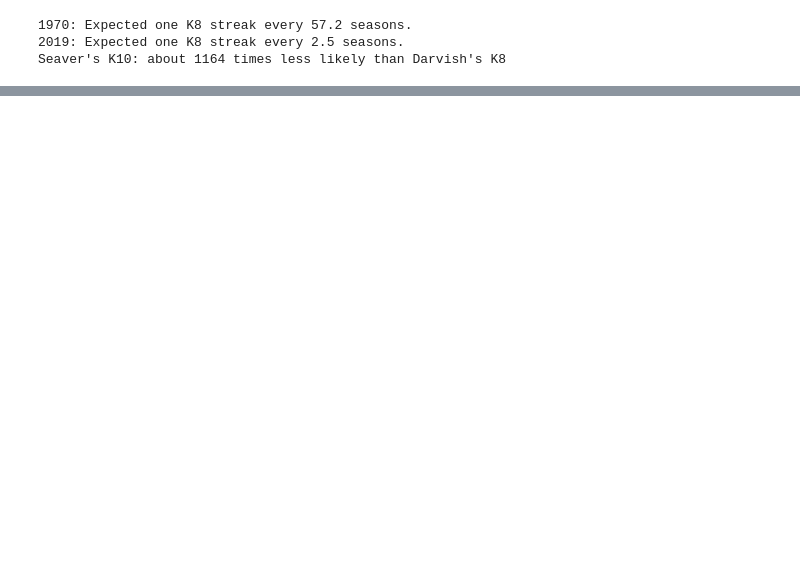
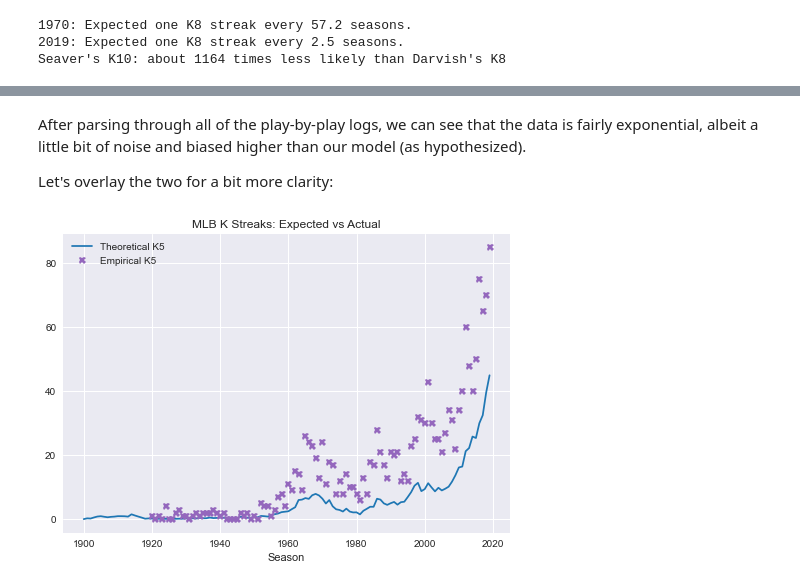
Before and after one commit to tmaule/website, a Jupyter notebook: _notebooks/2021-01-26-k_streaks.ipynb, the cells around one changed output, grey strips where cells are left out. Drawn from its saved outputs; the diff is of its cells as text; code cells hidden in the pictures; blank space fills up the shorter version.

```diff
--- a/_notebooks/2021-01-26-k_streaks.ipynb
+++ b/_notebooks/2021-01-26-k_streaks.ipynb
@@ -115,0 +292,11 @@ Seaver's K10: about 1164 times less likely than Darvish's K8
+# %% [markdown]
+After parsing through all of the play-by-play logs, we can see that the data is fairly exponential, albeit a little bit of noise and biased higher than our model (as hypothesized).
+
+Let's overlay the two for a bit more clarity:
+# %%
+ax = sp_data_fg.plot(y='E_K5', legend=None, color='tab:blue', label='Theoretical K5');
+ax.plot(final_counts, 'X', color='tab:purple', label='Empirical K5');
+ax.set_title('MLB K Streaks: Expected vs Actual');
+ax.legend();
+# %% [output]
+[figure, added]
```
Also changed, not shown: parts of 14 cells of this notebook, 7 other files.
